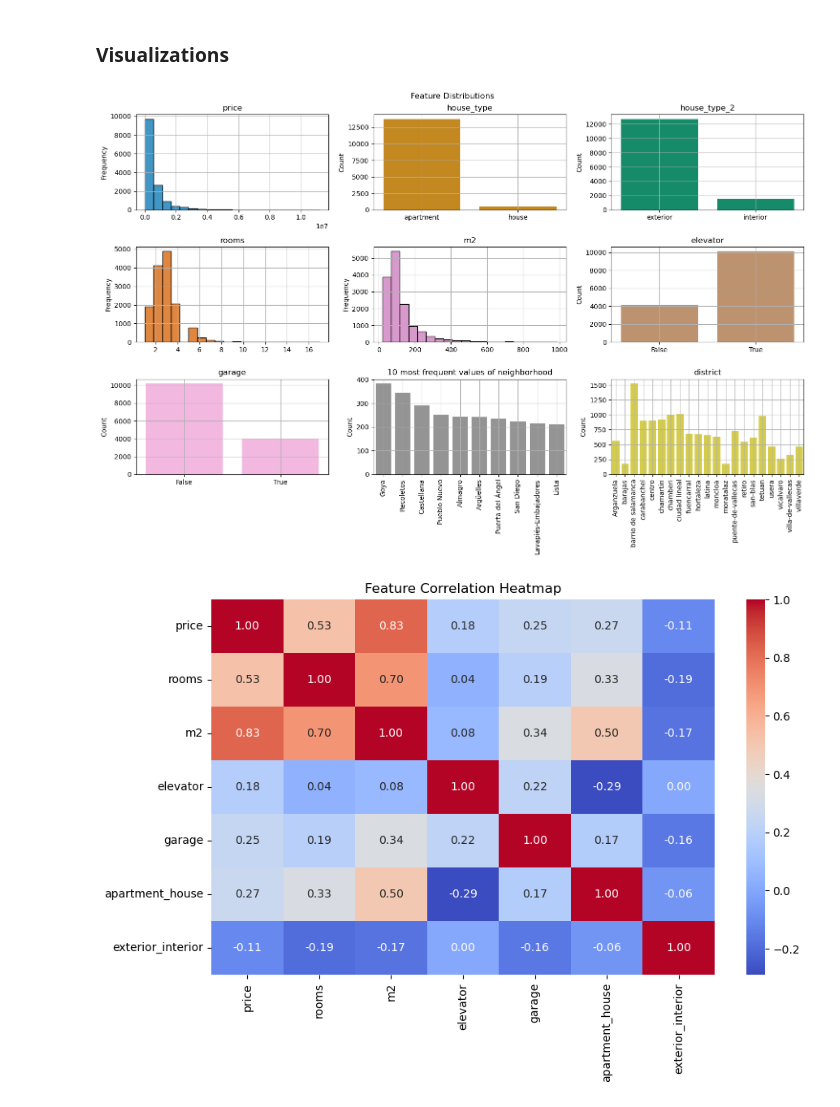
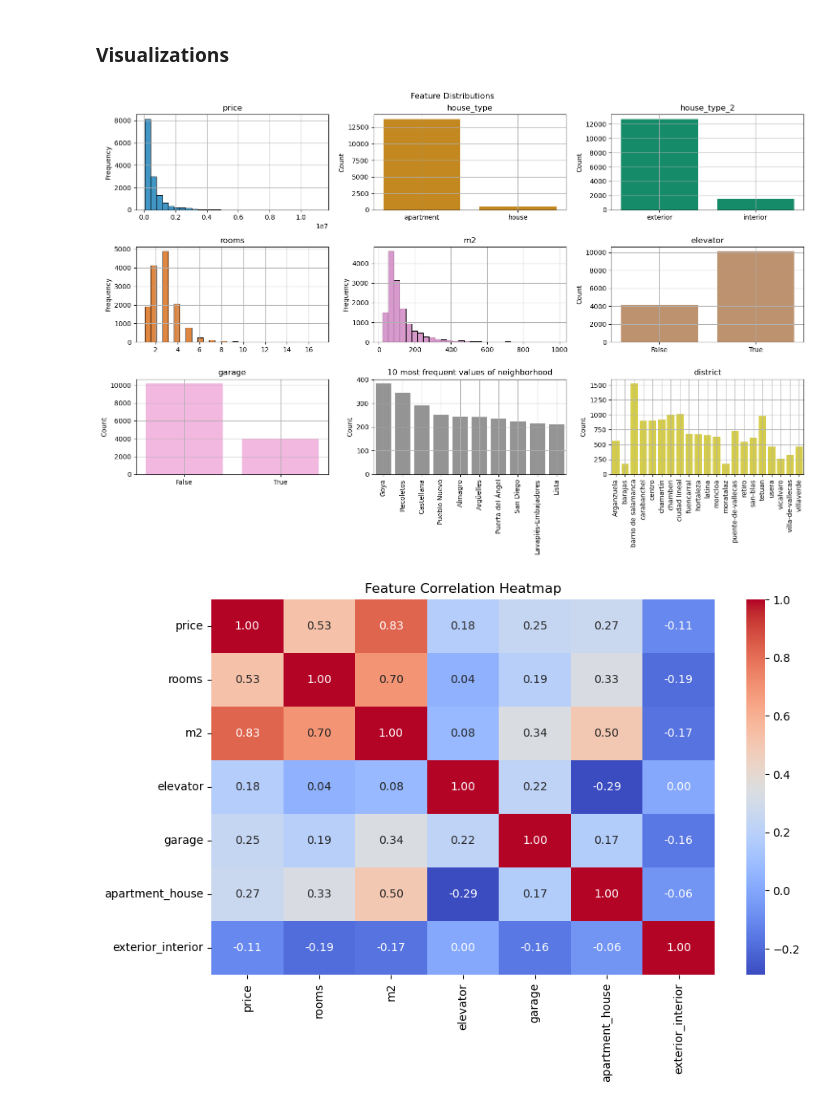
Before and after one commit to com-480-data-visualization/VisualEstate, a Jupyter notebook: EDA/madrid.ipynb, the cells around one changed output. Saved outputs shown, nothing was run; the diff lists cells and outputs as text; code cells hidden in the pictures.

```diff
--- a/EDA/madrid.ipynb
+++ b/EDA/madrid.ipynb
@@ -238,3 +253,5 @@ For the moment, it is difficult to say if these outliers are credible exceptions
+# %%
+data = data[data["price"] > 1e3]
 # %% [markdown]
 ### Visualizations
 # %%
@@ -249,39 +266,39 @@ for i, feature in enumerate(data.columns):
 
     # Histograms for int and float attributes
     if data[feature].dtype in [np.float64, np.int64]:
-        sns.histplot(data[feature], ax=ax, color=color, bins=20)
+        sns.histplot(data[feature], ax=ax, color=color, bins=30)
         ax.set_ylabel("Frequency")
         ax.set_title(feature)
 
     # Bar plot else
     else:
         unique_values = data[feature].nunique()
 
         # Plot all if categories are not excessive, else plot top 10
         if unique_values <= 25:
             sns.countplot(x=data[feature], ax=ax, color=color)
             ax.set_title(feature)
         else:
             top_values = data[feature].value_counts().nlargest(10)
             sns.barplot(x=top_values.index, y=top_values.values, ax=ax, color=color)
             ax.set_title(f'10 most frequent values of {feature}')
 
         # Rotate x-ticks if many labels
         if unique_values > 2:
             ax.tick_params(axis='x', rotation=90)
 
         ax.set_ylabel("Count")
 
     ax.set_xlabel("")
     ax.grid(True)
 
 
 # Add legend and title
 fig.suptitle("Feature Distributions")
 plt.tight_layout()
 plt.show()
 # %% [output]
-[figure, old version]
+[figure, new version]
 # %%
 # Heatmap for numeric and binary features
 data_encoded = pd.get_dummies(data, columns=['house_type', 'house_type_2'], drop_first=True, prefix=['apartment', 'exterior'])
```
Also changed, not shown: parts of 8 cells of this notebook, 1 other file.
